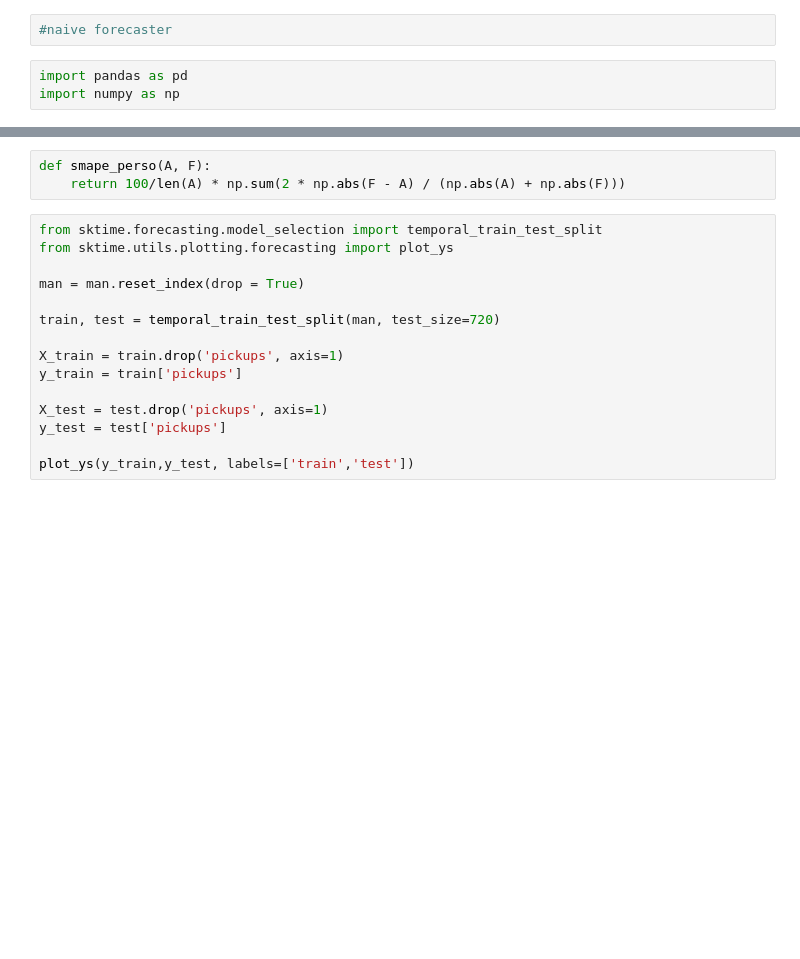
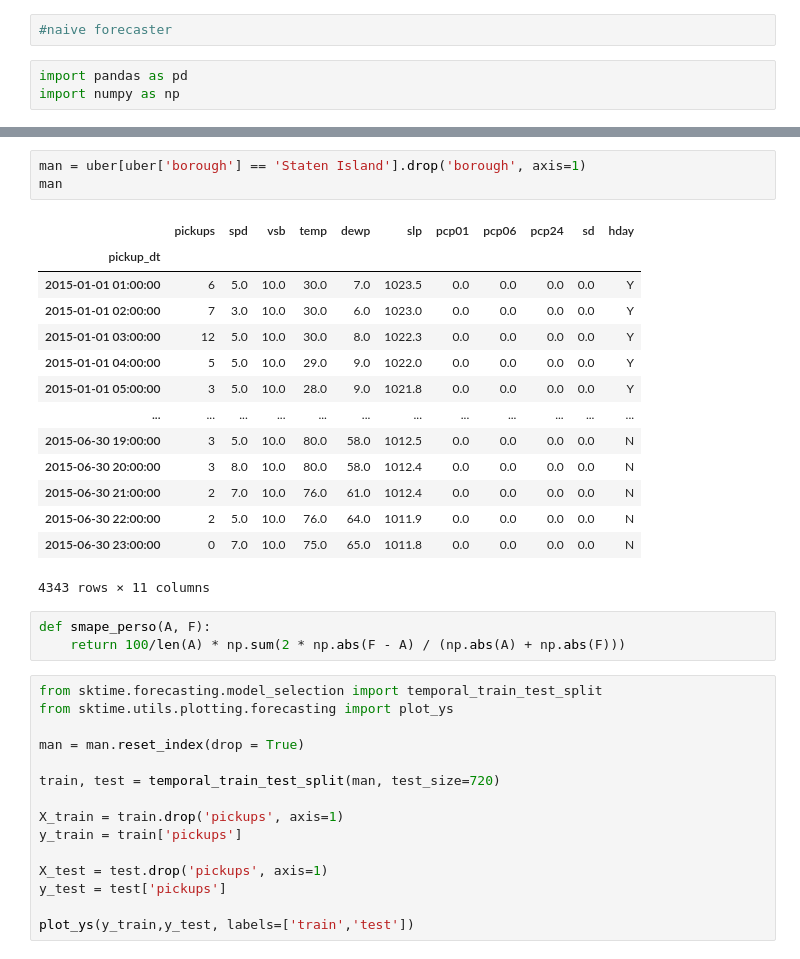
Before and after one commit to Sylvainj1/uber-times-series, a Jupyter notebook: models/naive_forecaster.ipynb, the cells around one changed output, grey strips where cells are left out. Drawn from its saved outputs; the diff is of its cells as text; blank space fills up the shorter version.

```diff
--- a/models/naive_forecaster.ipynb
+++ b/models/naive_forecaster.ipynb
@@ -32,3 +31,21 @@ man
+# %%
+man = uber[uber['borough'] == 'Staten Island'].drop('borough', axis=1)
+man
+# %% [output]
+|  | pickups | spd | vsb | temp | dewp | slp | pcp01 | pcp06 | pcp24 | sd | hday |
+| pickup_dt |  |  |  |  |  |  |  |  |  |  |  |
+| 2015-01-01 01:00:00 | 6 | 5.0 | 10.0 | 30.0 | 7.0 | 1023.5 | 0.0 | 0.0 | 0.0 | 0.0 | Y |
+| 2015-01-01 02:00:00 | 7 | 3.0 | 10.0 | 30.0 | 6.0 | 1023.0 | 0.0 | 0.0 | 0.0 | 0.0 | Y |
+| 2015-01-01 03:00:00 | 12 | 5.0 | 10.0 | 30.0 | 8.0 | 1022.3 | 0.0 | 0.0 | 0.0 | 0.0 | Y |
+| 2015-01-01 04:00:00 | 5 | 5.0 | 10.0 | 29.0 | 9.0 | 1022.0 | 0.0 | 0.0 | 0.0 | 0.0 | Y |
+| 2015-01-01 05:00:00 | 3 | 5.0 | 10.0 | 28.0 | 9.0 | 1021.8 | 0.0 | 0.0 | 0.0 | 0.0 | Y |
+| ... | ... | ... | ... | ... | ... | ... | ... | ... | ... | ... | ... |
+| 2015-06-30 19:00:00 | 3 | 5.0 | 10.0 | 80.0 | 58.0 | 1012.5 | 0.0 | 0.0 | 0.0 | 0.0 | N |
+| 2015-06-30 20:00:00 | 3 | 8.0 | 10.0 | 80.0 | 58.0 | 1012.4 | 0.0 | 0.0 | 0.0 | 0.0 | N |
+| 2015-06-30 21:00:00 | 2 | 7.0 | 10.0 | 76.0 | 61.0 | 1012.4 | 0.0 | 0.0 | 0.0 | 0.0 | N |
+| 2015-06-30 22:00:00 | 2 | 5.0 | 10.0 | 76.0 | 64.0 | 1011.9 | 0.0 | 0.0 | 0.0 | 0.0 | N |
+| 2015-06-30 23:00:00 | 0 | 7.0 | 10.0 | 75.0 | 65.0 | 1011.8 | 0.0 | 0.0 | 0.0 | 0.0 | N |
+4343 rows × 11 columns
 # %%
 def smape_perso(A, F):
     return 100/len(A) * np.sum(2 * np.abs(F - A) / (np.abs(A) + np.abs(F)))
```
Also changed, not shown: parts of 7 cells of this notebook, 28 other files.
